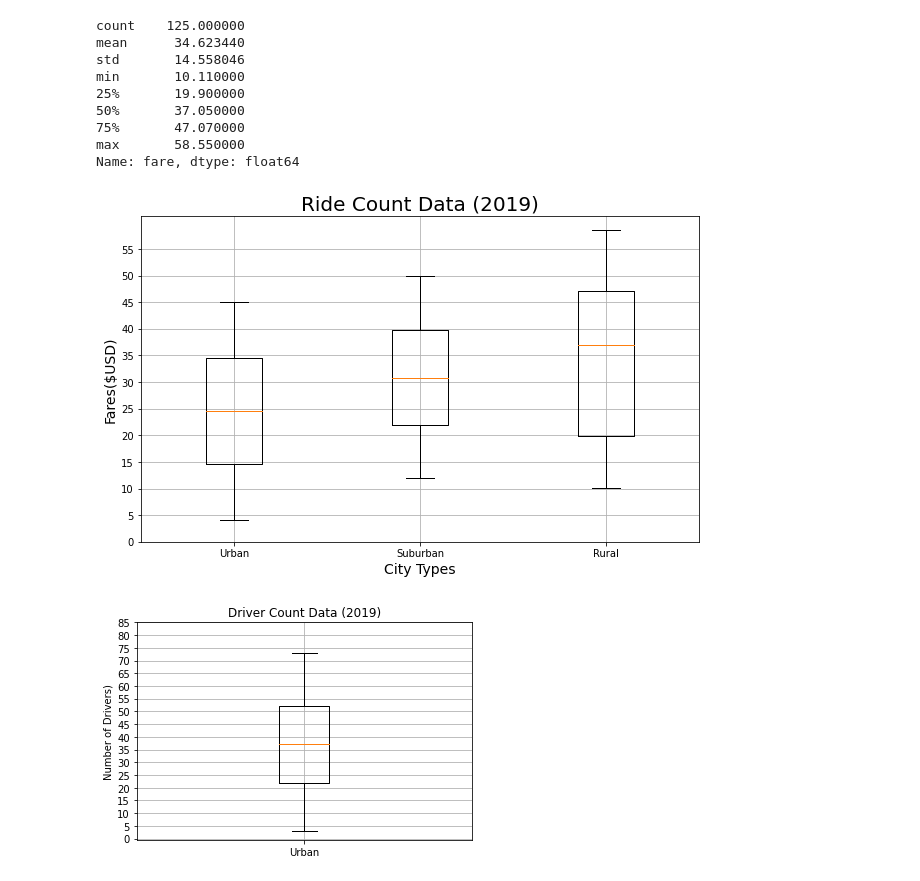
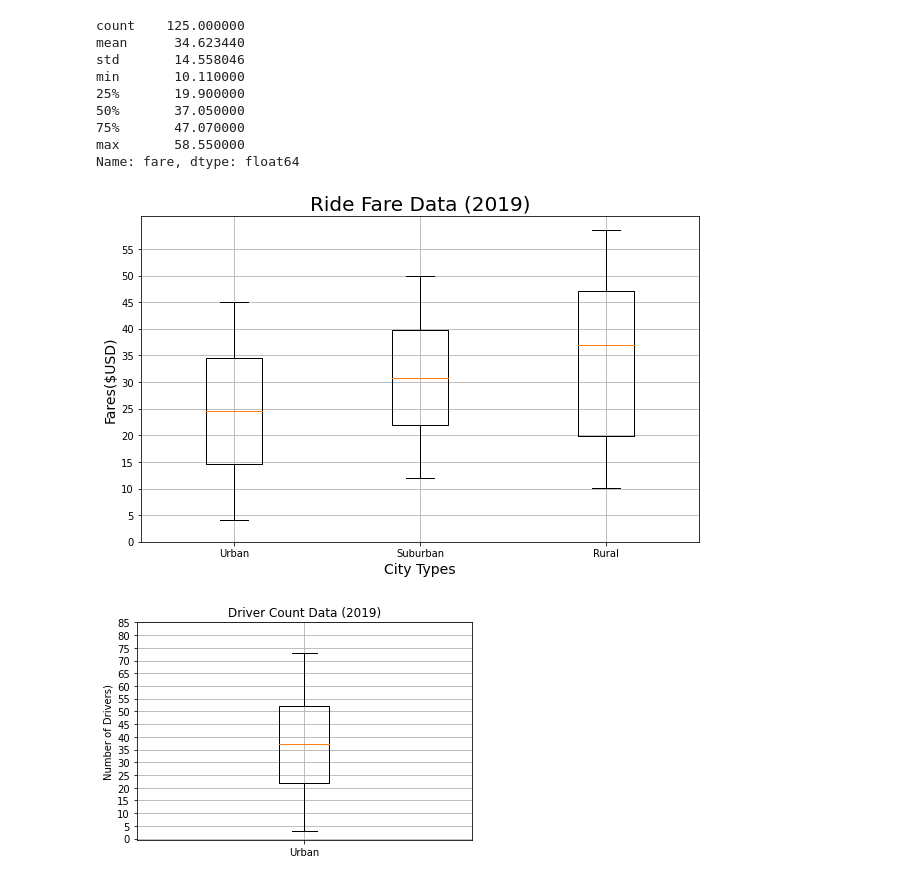
Before and after one commit to SoWhitIs/pyber-analysis, a Jupyter notebook: PyBer.ipynb, the cells around one changed output. Cells and saved outputs as stored; diff of their text form; code cells hidden in the pictures.

Commit message:
update Box and Whisker Title

```diff
--- a/PyBer.ipynb
+++ b/PyBer.ipynb
@@ -752,20 +752,20 @@ Name: fare, dtype: float64
 # %%
 #Create a box-and-whisker plot containing all three city types fare data,  save as Fig.3
 x_labels = ["Urban", "Suburban","Rural"]
 ride_fare_data = [urban_fares, suburban_fares, rural_fares]
 fig, ax = plt.subplots(figsize=(10, 6))
-ax.set_title('Ride Count Data (2019)',fontsize=20)
+ax.set_title('Ride Fare Data (2019)',fontsize=20)
 ax.set_ylabel('Fares($USD)',fontsize=14)
 ax.set_xlabel("City Types",fontsize=14)
 ax.boxplot(ride_fare_data, labels=x_labels)
 ax.set_yticks(np.arange(0, 60, step=5.0))
 ax.grid()
 
 # Save the figure.
 plt.savefig("analysis/Fig3.png")
 plt.show()
 # %% [output]
-[figure, old version]
+[figure, new version]
 # %%
 # Create the box-and-whisker plot for the urban driver count data.
 x_labels = ["Urban"]
```
Also changed, not shown: parts of 1 cell of this notebook.
